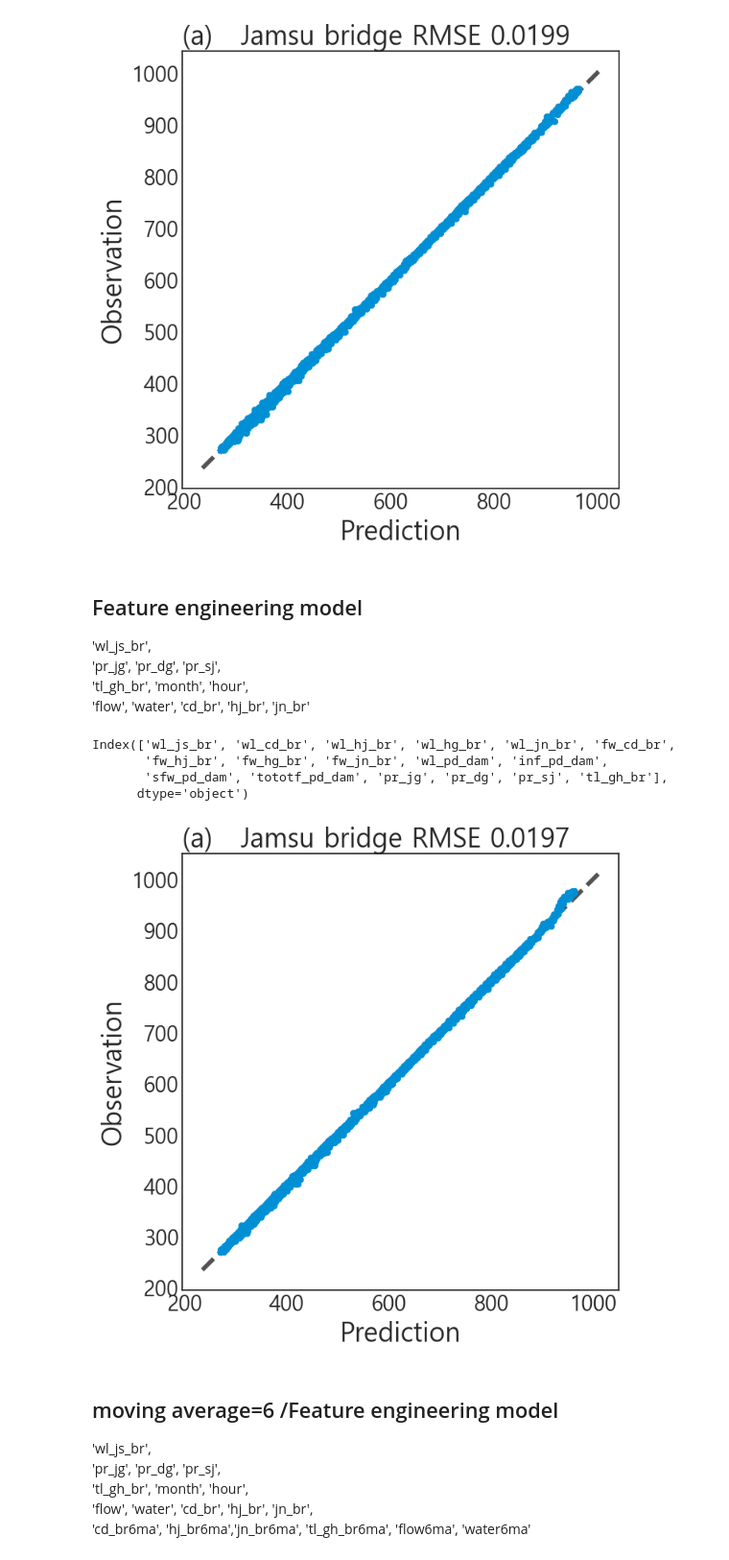
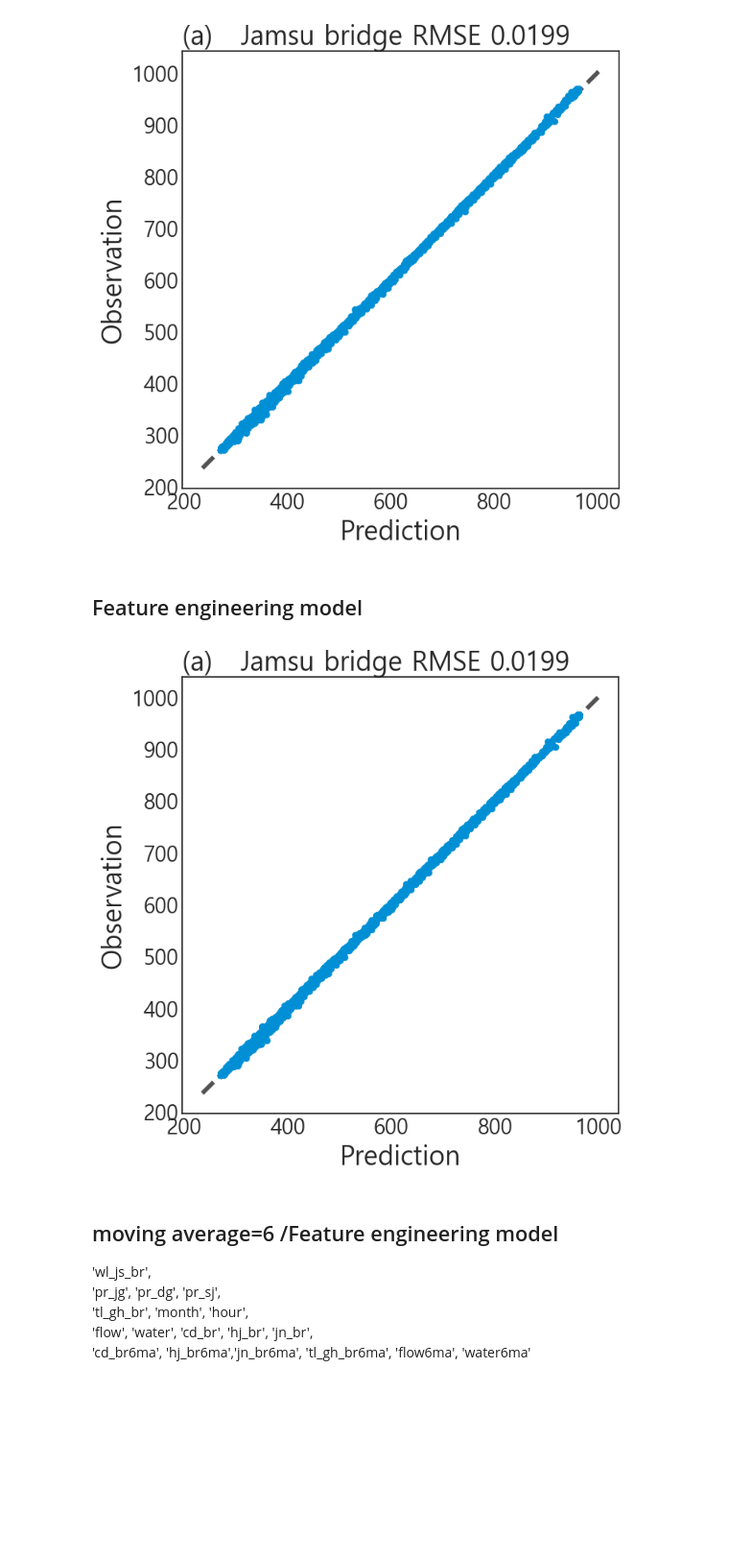
Before and after one commit to Bae-ChangHyun/Waterlevel-predict, a Jupyter notebook: code/수위 예측.ipynb, the cells around one changed output. Shown: that part at 96% size. Cells and saved outputs as stored; diff of their text form; code cells hidden in the pictures; blank space fills up the shorter version.

```diff
--- a/code/수위 예측.ipynb
+++ b/code/수위 예측.ipynb
@@ -666,5 +610,8 @@ if(check(filepath)==0): # 해당경로에 없을 때
 # %%
 model_scores=[]
+#version,defver="version1",load_dataset
+version,defver="version2",load_dataset2
+#version,defver="version3",load_dataset3
 # %% [markdown]
 ## Base model
 
@@ -694,35 +641,26 @@ else:
 [figure]
 # %% [markdown]
 ## Feature engineering model
-
-'wl_js_br',  <br>
-'pr_jg', 'pr_dg', 'pr_sj', <br>
-'tl_gh_br', 'month', 'hour',<br>
-'flow', 'water', 'cd_br', 'hj_br', 'jn_br'
 # %%
-filepath='../result/past_model/'
-if(check(filepath)==1): # 해당경로에 없을 때
-    base_set=load_dataset3(1,0,1)
+filepath=f'../result/{version}/model/'
+if(check(filepath)==0): # 해당경로에 없을 때
+    base_set=defver(1,0,1)
     base_set[0].columns
     model = RandomForestRegressor(random_state=624,n_jobs=-1)
     pred=model.fit(base_set[0], base_set[2])
     pred=model.predict(base_set[1])
     pred=pd.DataFrame(pred,columns=['wl_jamsu'])
     pred=pred[:-1]
     pred.to_csv(f"{filepath}preds.csv",index=False)
     #joblib.dump(model, f"{filepath}wl_jamsu.pkl")
     fig=scatter_plot(answer,pred)
     #fig.savefig(f"image/엔지니어pred", transparent = True,dpi=300, bbox_inches='tight')
 else:
     pred=pd.read_csv(f"{filepath}preds.csv")
     model_scores.append(metric(answer,pred)[0])
     fig=scatter_plot(answer,pred)
 # %% [output]
-Index(['wl_js_br', 'wl_cd_br', 'wl_hj_br', 'wl_hg_br', 'wl_jn_br', 'fw_cd_br',
-       'fw_hj_br', 'fw_hg_br', 'fw_jn_br', 'wl_pd_dam', 'inf_pd_dam',
-       'sfw_pd_dam', 'tototf_pd_dam', 'pr_jg', 'pr_dg', 'pr_sj', 'tl_gh_br'],
-      dtype='object')
-[figure, old version]
+[figure, new version]
 # %% [markdown]
 ## moving average=6 /Feature engineering model
 
```
Also changed, not shown: parts of 15 cells of this notebook.
